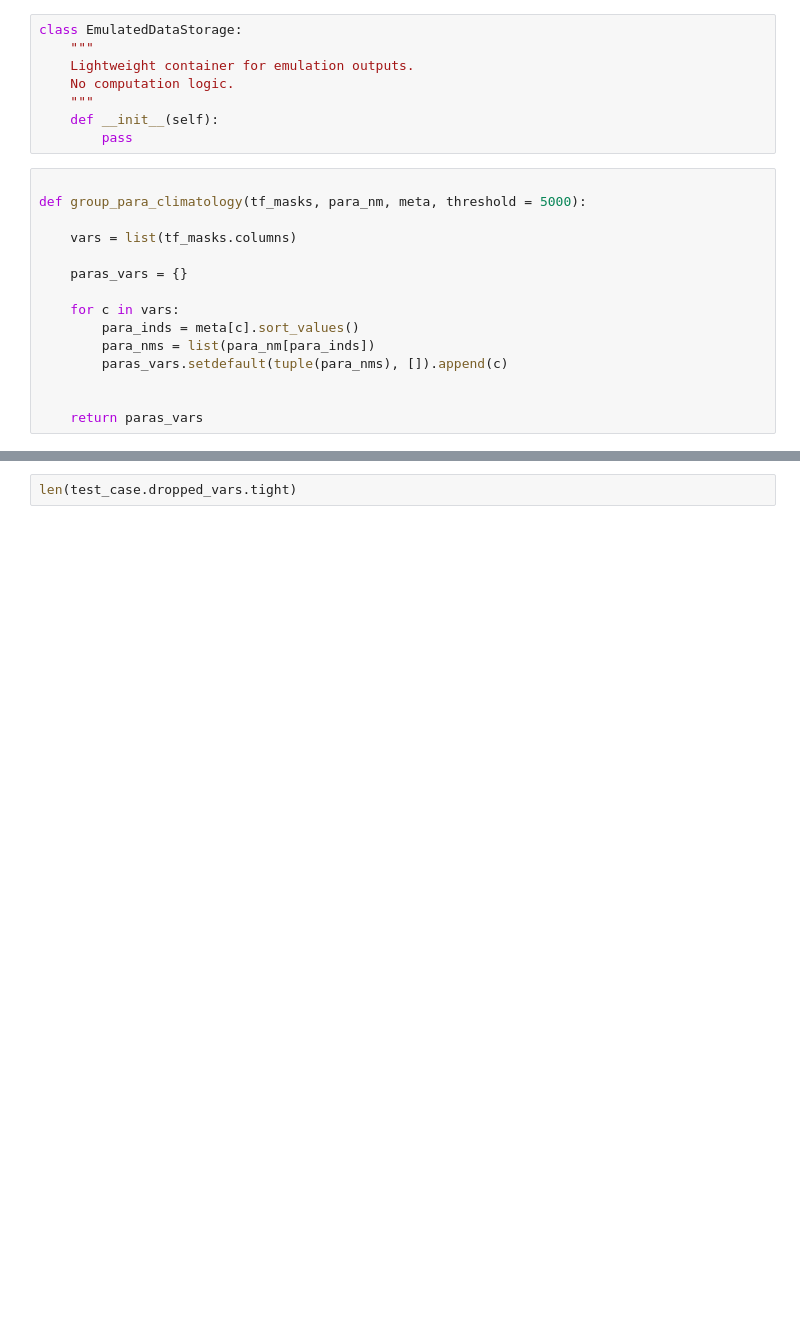
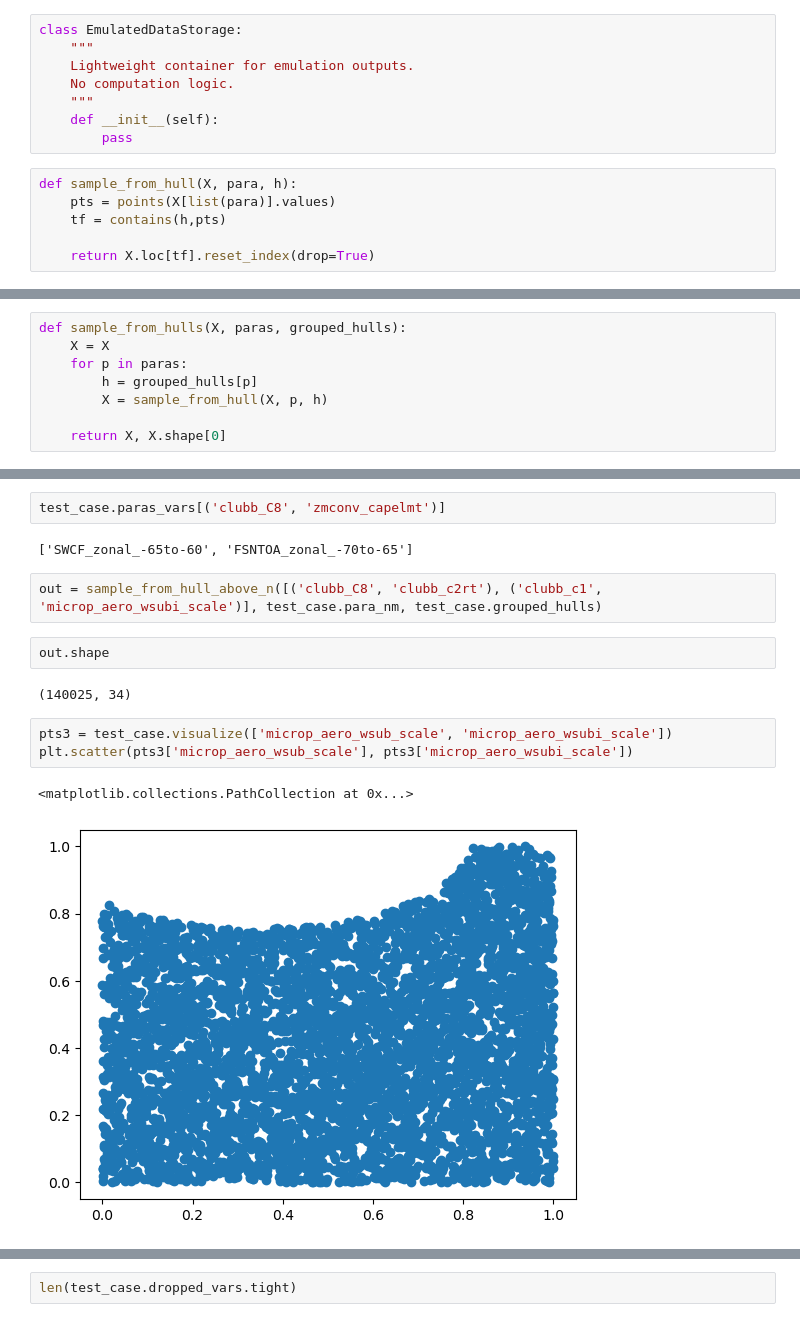
Before and after one commit to yiqioyang/proj2dhullsampler, a Jupyter notebook: class_historymatching.ipynb, the cells around one changed output, grey strips where cells are left out. Saved outputs shown, nothing was run; the diff lists cells and outputs as text; blank space fills up the shorter version.

```diff
--- a/class_historymatching.ipynb
+++ b/class_historymatching.ipynb
@@ -32,17 +37,8 @@ class EmulatedDataStorage:
     def __init__(self):
         pass
 # %%
+def sample_from_hull(X, para, h):
+    pts = points(X[list(para)].values)
+    tf = contains(h,pts)
 
-def group_para_climatology(tf_masks, para_nm, meta, threshold = 5000):
-
-    vars = list(tf_masks.columns)
-
-    paras_vars = {}
-
-    for c in vars:
-        para_inds = meta[c].sort_values()
-        para_nms = list(para_nm[para_inds])
-        paras_vars.setdefault(tuple(para_nms), []).append(c)
-
-
-    return paras_vars
+    return X.loc[tf].reset_index(drop=True)
@@ -49,3 +70,11 @@ def group_para_climatology(tf_masks, para_nm, meta, threshold = 5000):
+# %%
+def sample_from_hulls(X, paras, grouped_hulls):
+    X = X
+    for p in paras:
+        h = grouped_hulls[p]
+        X = sample_from_hull(X, p, h)
+
+    return X, X.shape[0]
 # %%
 class HistoryMatching:
     def __init__(self, working_dir, case_name, threshold_level = 2.0):
@@ -153 +341,17 @@ test_case.p_emu[test_case.tf_masks['SWCF_zonal_65to70']]
+# %%
+test_case.paras_vars[('clubb_C8', 'zmconv_capelmt')]
+# %% [output]
+['SWCF_zonal_-65to-60', 'FSNTOA_zonal_-70to-65']
+# %%
+out = sample_from_hull_above_n([('clubb_C8', 'clubb_c2rt'), ('clubb_c1', 'microp_aero_wsubi_scale')], test_case.para_nm, test_case.grouped_hulls)
+# %%
+out.shape
+# %% [output]
+(140025, 34)
+# %%
+pts3 = test_case.visualize(['microp_aero_wsub_scale', 'microp_aero_wsubi_scale'])
+plt.scatter(pts3['microp_aero_wsub_scale'], pts3['microp_aero_wsubi_scale'])
+# %% [output]
+<matplotlib.collections.PathCollection at 0x...>
+[figure, added]
 # %%
```
Also changed, not shown: parts of 22 cells of this notebook, 1 other file.
